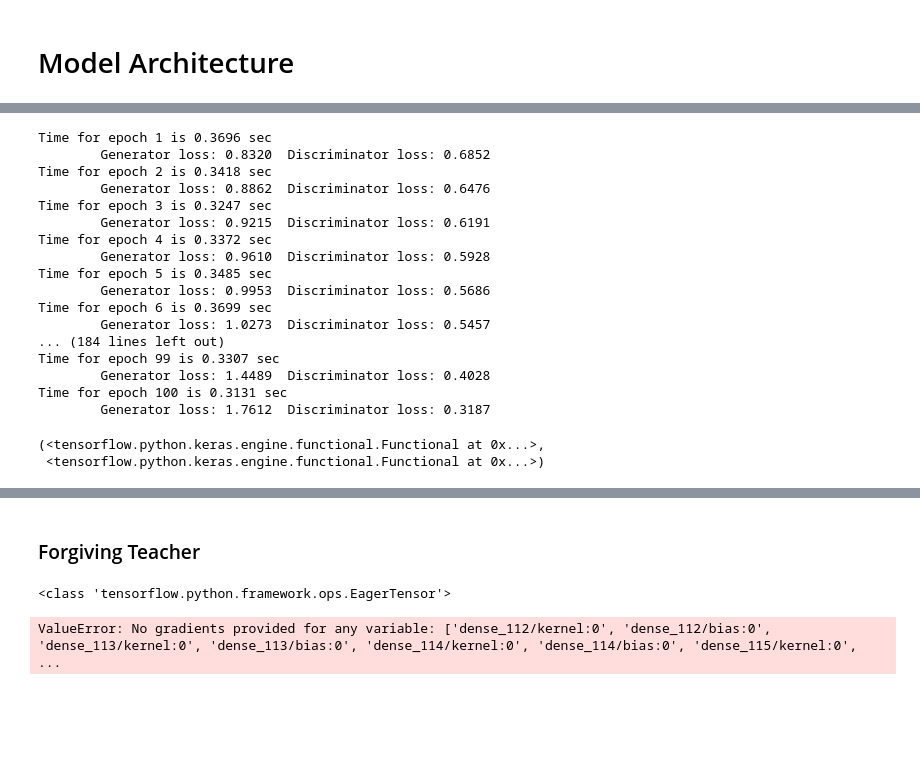
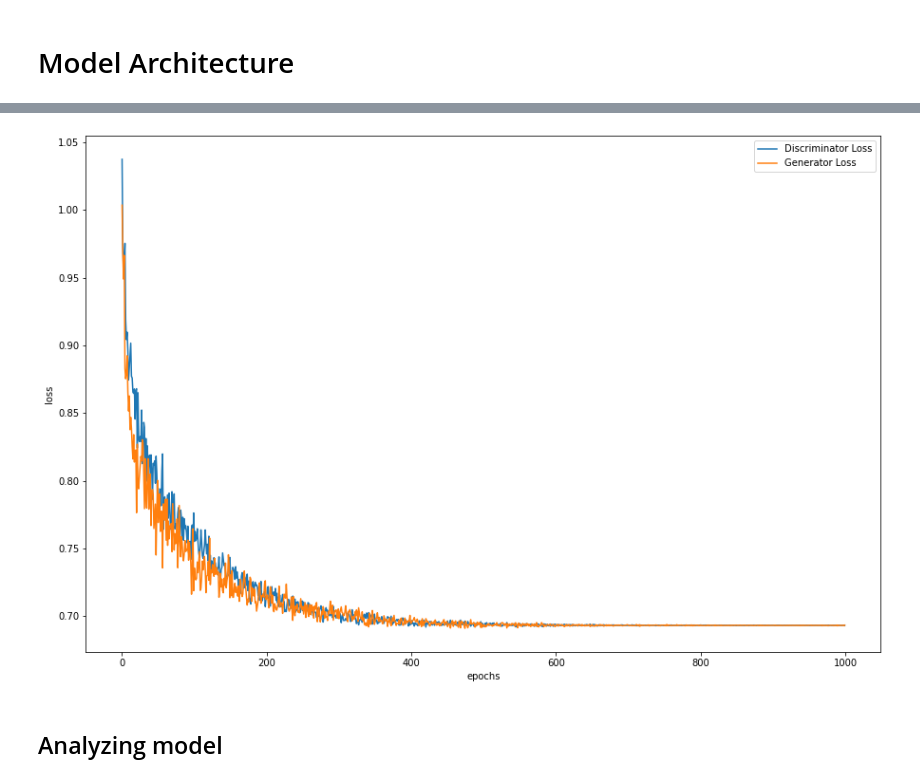
Before and after one commit to Naorko/gan-tf, a Jupyter notebook: gans.ipynb, the cells around one changed output, grey strips where cells are left out. Cells and saved outputs as stored; diff of their text form; code cells hidden in the pictures; blank space fills up the shorter version.

```diff
--- a/gans.ipynb
+++ b/gans.ipynb
@@ -167,7 +167,8 @@ cred_x.shape, cred_y.shape
 def generator_model(noise_shape, output_shape):
     inp = Input(shape=noise_shape)
 
-    X = Dense(32, activation='relu')(inp)
+    X = Dense(16, activation='relu')(inp)
+    X = Dense(32, activation='relu')(X)
     X = Dense(64, activation='relu')(X)
     X = Dense(128, activation='relu')(X)
 
@@ -250,0 +265,10 @@ def train_gan(train_data, epochs=50, noise_dim=5, batch_size=64, buffer_size=100
+# %%
+def visualize_perf(disc_lst, gen_lst, width=15, height=10):
+    df_loss = pd.DataFrame(data={'Discriminator Loss': disc_lst, 'Generator Loss': gen_lst})
+
+    plt.figure(figsize=(width, height))
+    handle = plt.plot(df_loss)
+    plt.xlabel('epochs')
+    plt.ylabel('loss')
+    plt.legend(handle, df_loss.columns)
+    plt.show()
@@ -273,22 +283,4 @@ Time for epoch 50 is 0.2449 sec
 # %%
-train_gan(cred_x, epochs=100)
+generator_cred, discriminator_cred, gen_loss_cred, disc_loss_cred  = train_gan(cred_x, epochs=1000, dataset_type='cred')
+visualize_perf(disc_loss_cred, gen_loss_cred)
 # %% [output]
-Time for epoch 1 is 0.3696 sec
-        Generator loss: 0.8320  Discriminator loss: 0.6852
-Time for epoch 2 is 0.3418 sec
-        Generator loss: 0.8862  Discriminator loss: 0.6476
-Time for epoch 3 is 0.3247 sec
-        Generator loss: 0.9215  Discriminator loss: 0.6191
-Time for epoch 4 is 0.3372 sec
-        Generator loss: 0.9610  Discriminator loss: 0.5928
-Time for epoch 5 is 0.3485 sec
-        Generator loss: 0.9953  Discriminator loss: 0.5686
-Time for epoch 6 is 0.3699 sec
-        Generator loss: 1.0273  Discriminator loss: 0.5457
-... (184 lines left out)
-Time for epoch 99 is 0.3307 sec
-        Generator loss: 1.4489  Discriminator loss: 0.4028
-Time for epoch 100 is 0.3131 sec
-        Generator loss: 1.7612  Discriminator loss: 0.3187
-(<tensorflow.python.keras.engine.functional.Functional at 0x...>,
- <tensorflow.python.keras.engine.functional.Functional at 0x...>)
@@ -295,2 +288 @@ Time for epoch 100 is 0.3131 sec
+[figure, added]
-# %% [markdown]
-### Forgiving Teacher
@@ -351,5 +289,2 @@ def train_gan(train_data, disc_num=1, epochs=50, noise_dim=5, batch_size=64, buf
-# %%
-train_gan(cred_x, epochs=100)
-# %% [output]
-<class 'tensorflow.python.framework.ops.EagerTensor'>
-ValueError: No gradients provided for any variable: ['dense_112/kernel:0', 'dense_112/bias:0', 'dense_113/kernel:0', 'dense_113/bias:0', 'dense_114/kernel:0', 'dense_114/bias:0', 'dense_115/kernel:0', ...
+# %% [markdown]
+## Analyzing model
```
Also changed, not shown: parts of 22 cells of this notebook.
